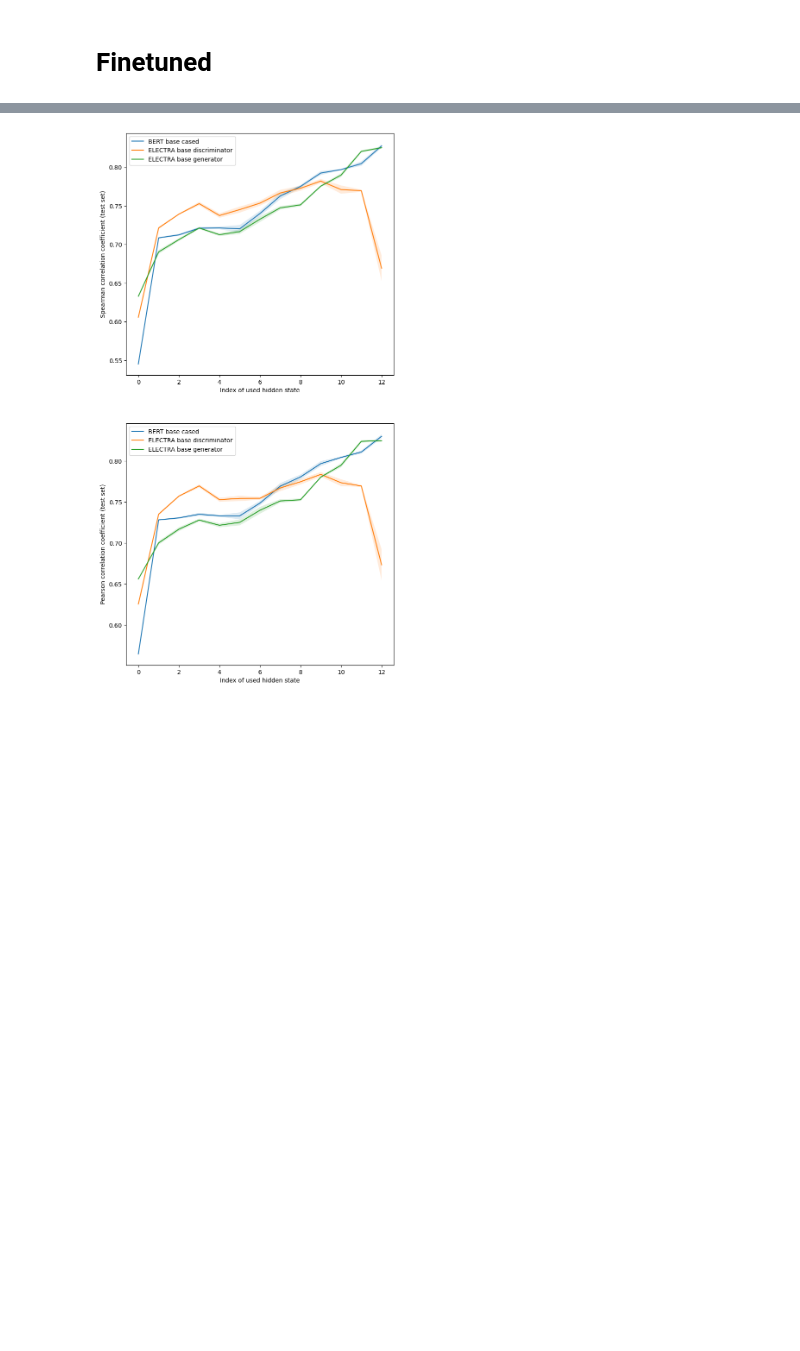
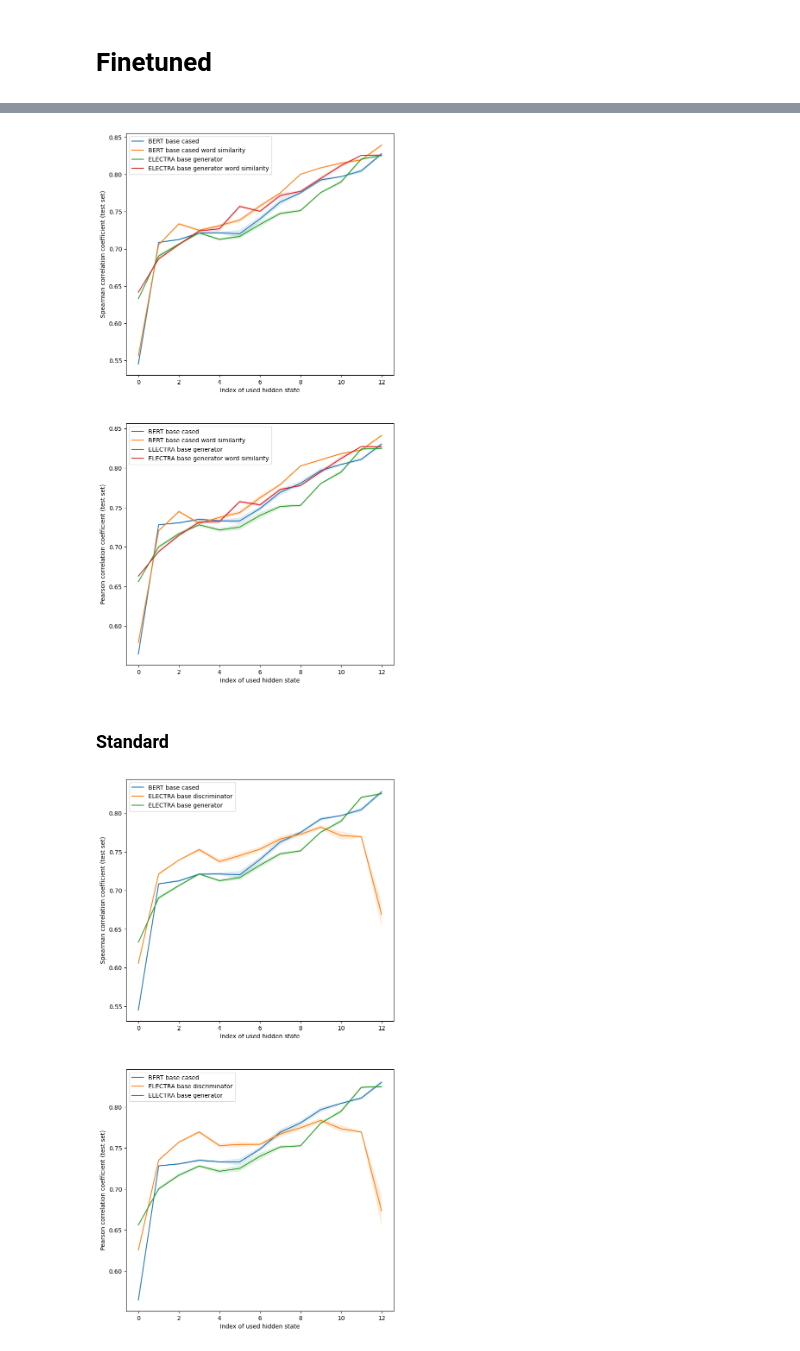
Before and after one commit to ir2718/similarity-embedding-quality, a Jupyter notebook: notebooks/comparison.ipynb, the cells around one changed output, grey strips where cells are left out. Cells and saved outputs as stored; diff of their text form; code cells hidden in the pictures; blank space fills up the shorter version.

```diff
--- a/notebooks/comparison.ipynb
+++ b/notebooks/comparison.ipynb
@@ -143,3 +141,30 @@ plot_func(models)
+# %%
+models = [
+    ("bert-base-cased", ["mean"], 13,
+         [
+            ("test_results", "BERT base cased"),
+            ("test_results_word_similarity", "BERT base cased word similarity")
+         ]
+    ),
+    #("google-electra-base-discriminator", ["mean"], 13,
+    #     [
+    #        ("test_results", "ELECTRA base discriminator"),
+    #        ("test_results_word_similarity", "ELECTRA base discriminator word similarity")
+    #     ]
+    #),
+    ("google-electra-base-generator", ["mean"], 13,
+         [
+            ("test_results", "ELECTRA base generator"),
+            ("test_results_word_similarity", "ELECTRA base generator word similarity")
+         ]
+    )
+]
+
+plot_func(models)
+# %% [output]
+[figure, added]
+# %% [markdown]
+### Standard
 # %%
 models = [
     ("bert-base-cased", ["mean"], 13,
```
Also changed, not shown: parts of 7 cells of this notebook.
